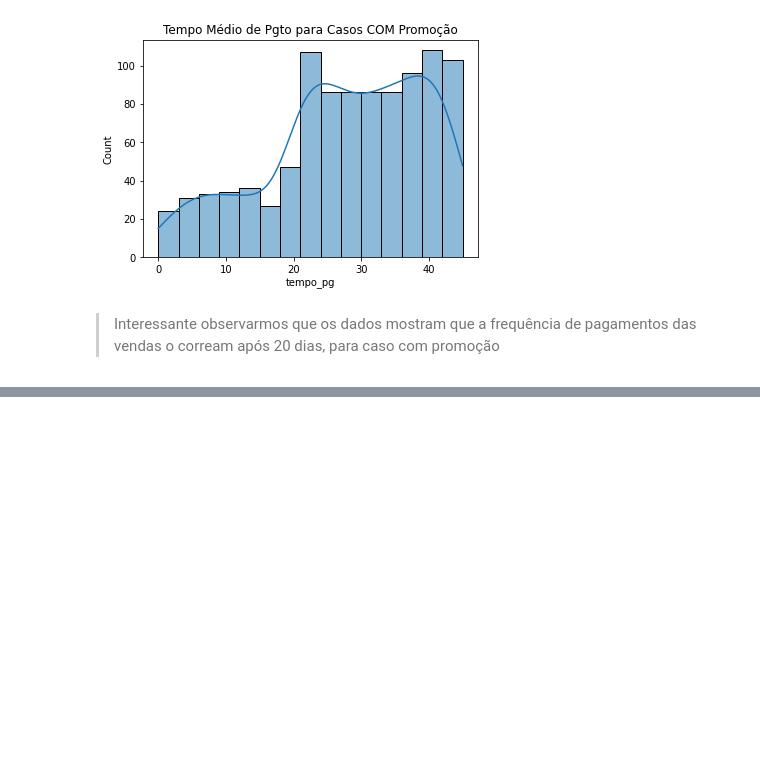
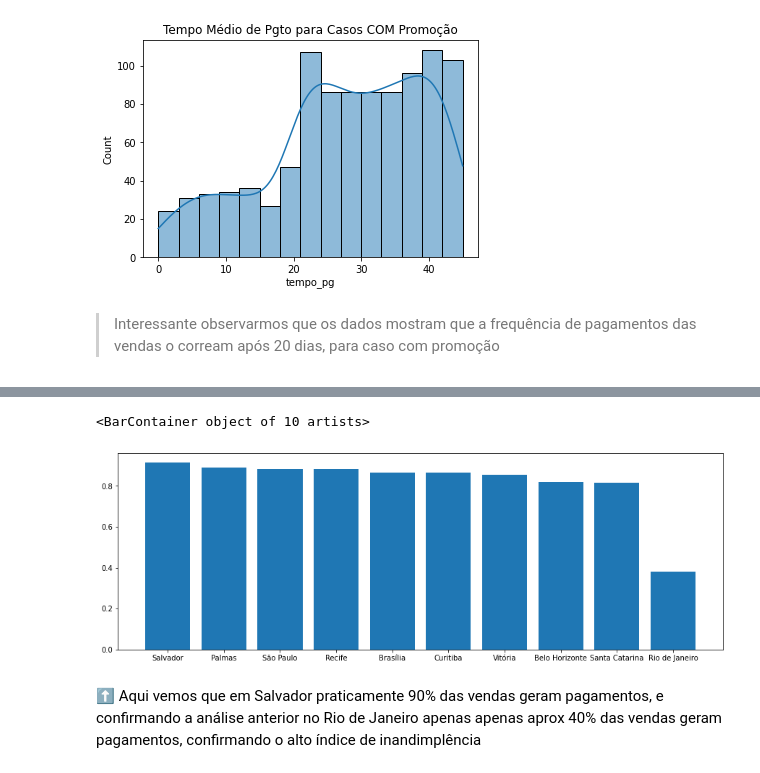
Before and after one commit to ninowwwup/Data_analysis_with_ML., a Jupyter notebook: Case_de_Estudos_Udemy.ipynb, the cells around one changed output, grey strips where cells are left out. Cells and saved outputs as stored; diff of their text form; code cells hidden in the pictures; blank space fills up the shorter version.

```diff
--- a/Case_de_Estudos_Udemy.ipynb
+++ b/Case_de_Estudos_Udemy.ipynb
@@ -1757,0 +1799,10 @@ plt.show()
+# %%
+graf_dados = df.groupby('loja_cidade').mean().pg.sort_values(ascending=False)
+# %%
+plt.figure(figsize=(15,5))
+plt.bar(graf_dados.index, graf_dados.values)
+# %% [output]
+<BarContainer object of 10 artists>
+[figure, added]
+# %% [markdown]
+⬆️ Aqui vemos que em Salvador praticamente 90% das vendas geram pagamentos, e confirmando a análise anterior no Rio de Janeiro apenas apenas aprox 40% das vendas geram pagamentos, confirmando o alto índice de inandimplência
```
Also changed, not shown: parts of 67 cells of this notebook.
